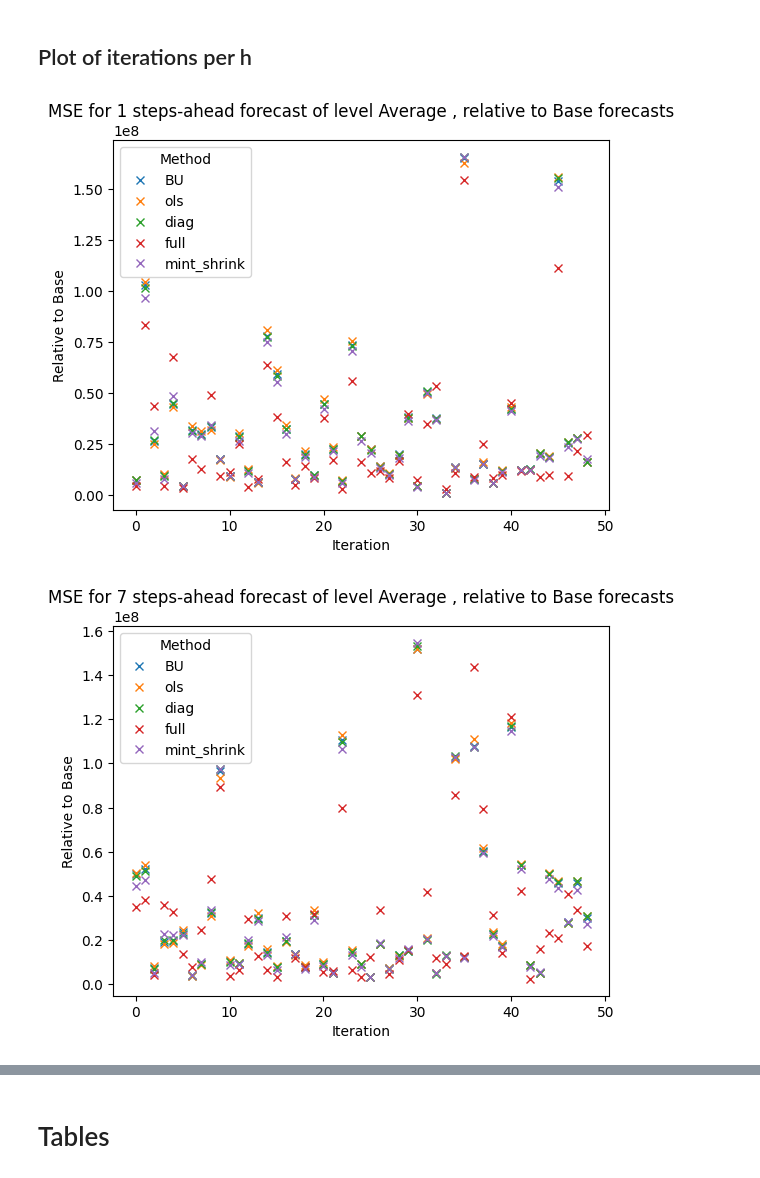
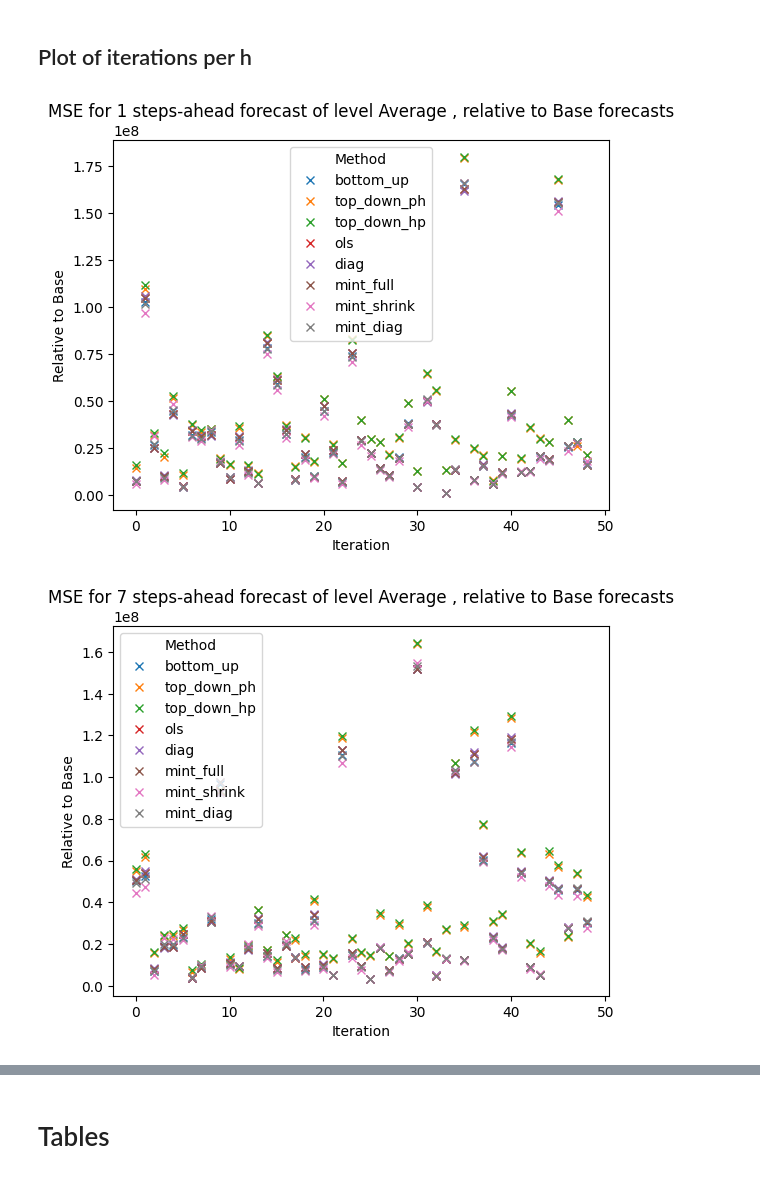
Before and after one commit to skoMarat/Hierarchical-Forecasting, a Jupyter notebook: spatial_notebook.ipynb, the cells around one changed output, grey strips where cells are left out. Drawn from its saved outputs; the diff is of its cells as text; code cells hidden in the pictures.

```diff
--- a/spatial_notebook.ipynb
+++ b/spatial_notebook.ipynb
@@ -354,20 +251,15 @@ array([9.46259554e-05, 3.51529669e-04, 2.53059432e-03, 7.17341610e-05,
 # %% [markdown]
 # Perform CV using default params
 # %%
-Y_path=os.getcwd()+f"\\data\\M5\\sales_train_validation.csv"  # to data file
-X_path=os.getcwd()+f"\\data\\M5\\prices_train_val_eval.csv"  # to data file
-
-dfHolidays=pd.read_csv(os.getcwd()+f"\\data\\M5\\holidays.csv")
-
 
 initial=1548
 period=7
 horizon=28
 
 tree_default=Tree( data_directory = Y_path , type='spatial')
-dOutputs  = tree_default.cross_validation(dfHolidays,initial, period, horizon)
+dOutputs  = tree_default.cross_validation(dfHolidays,initial, period, horizon, lMethods)
 
-with open(os.getcwd()+f"\\data\\M5\\dCVOutputs_default_new.pkl", "wb") as myFile:
+with open(os.getcwd()+f"\\outputs\\dCVOutputs_default.pkl", "wb") as myFile:
     pickle.dump(dOutputs, myFile)
 
 slices = [len([sublist for sublist in tree_default.list_of_leafs if sublist.count(None) == i]) for i, _ in enumerate(tree_default.levels)]
@@ -428,7 +396,7 @@ Reconciliation is complete
 # %% [markdown]
 # Forecast Tree using Tuned parameters
 # %%
-with open(os.getcwd()+'\\data\\M5\\ddParams_20241007_232407.pkl', 'rb') as file:
+with open(os.getcwd()+'\\outputs\\ddParams_20241007_232407.pkl', 'rb') as file:
     ddParams  = pickle.load(file)
 tree_tuned=Tree( data_directory = Y_path , type='spatial')
 tree_tuned.forecast_Prophet(iOoS=28 , dfHolidays=dfHolidays, ddParams=ddParams)
@@ -459,9 +427,9 @@ Reconciliation is complete
 # %% [markdown]
 # read dOutputs of already completed CVs
 # %%
-with open(os.getcwd()+'\\data\\M5\\dCVOutputs_default_new.pkl', 'rb') as file:
+with open(os.getcwd()+'\\outputs\\dCVOutputs_default.pkl', 'rb') as file:
     dOutputs_default  = pickle.load(file)
-with open(os.getcwd()+'\\data\\M5\\dCVOutputs_tuned_new.pkl', 'rb') as file:
+with open(os.getcwd()+'\\outputs\\dCVOutputs_tuned.pkl', 'rb') as file:
     dOutputs_tuned  = pickle.load(file)
 tree_default=Tree( data_directory = Y_path , type='spatial')
 slices = [len([sublist for sublist in tree_default.list_of_leafs if sublist.count(None) == i]) for i, _ in enumerate(tree_default.levels)]
@@ -493,7 +461,7 @@ level='Average'
 iters=int(dOutputs_default['bottom_up']['mYhat'].shape[1]/28)
 metric='MSE'
 
-vMethods=getCVResults( h=1, dOutputs=dOutputs , vW=vW, metric=metric , slices=slices  ,
+vMethods=getCVResults( h=1, dOutputs=dOutputs ,  metric=metric , slices=slices  ,
                       iters = None, rolling=True).columns.get_level_values(0).unique()
 vMethods=vMethods.drop(['top_down_ph','top_down_hp'])
 
@@ -502,7 +470,7 @@ for method in vMethods:
     vValues = np.zeros(28)
 
     for h in range(1, 29):
-        df = getCVResults(h=h, dOutputs=dOutputs_default, vW=vW, metric=metric, slices=slices,
+        df = getCVResults(h=h, dOutputs=dOutputs_default,  metric=metric, slices=slices,
                           iters=iter,
                           rolling=False)[method]
         vValues[h-1] = df[df.index == level][relative].item()
@@ -526,36 +490,35 @@ from utils import *
 # %%
 dOutputs=dOutputs_default
 relative='Base'
 level='Average'
 iters=int(dOutputs['bottom_up']['mYhat'].shape[1]/28)
 metric='MSE'
 
-
-
-vMethods=getCVResults( h=1, dOutputs=dOutputs , metric=metric , slices=slices ,iters = None, rolling=True).columns.get_level_values(0).unique()
-vMethods=vMethods.drop(['top_down_ph','top_down_hp'])
+lMethods=list(dOutputs.keys())
+# lMethods.remove('top_down_ph')
+# lMethods.remove('top_down_hp')
 
 plt.figure()
 for h in [1,7,14,28]:
-    for method in vMethods:
+    for method in lMethods:
         vValues = np.zeros(iters)
 
         for iter in range(1, iters+1):
             df = getCVResults(h=h, dOutputs=dOutputs, metric=metric,
                             slices=slices,
                             iters=iter,
                             rolling=False,
                             relative=False)[method]
             vValues[iter-1] = df[df.index == level].item()
         plt.plot(np.arange(iters), vValues,'x' ,label=method)
 
     plt.legend(title="Method")
     plt.xlabel("Iteration")
     plt.ylabel(f"Relative to {relative}")
     plt.title(f"{metric} for {h} steps-ahead forecast of level {level} , relative to {relative} forecasts")
 
     # Show the plot
     plt.show()
 # %% [output]
-[figure, old version]
+[figure, new version]
-[figure, old version]
+[figure, new version]
```
Also changed, not shown: parts of 61 cells of this notebook, 3 other files.
